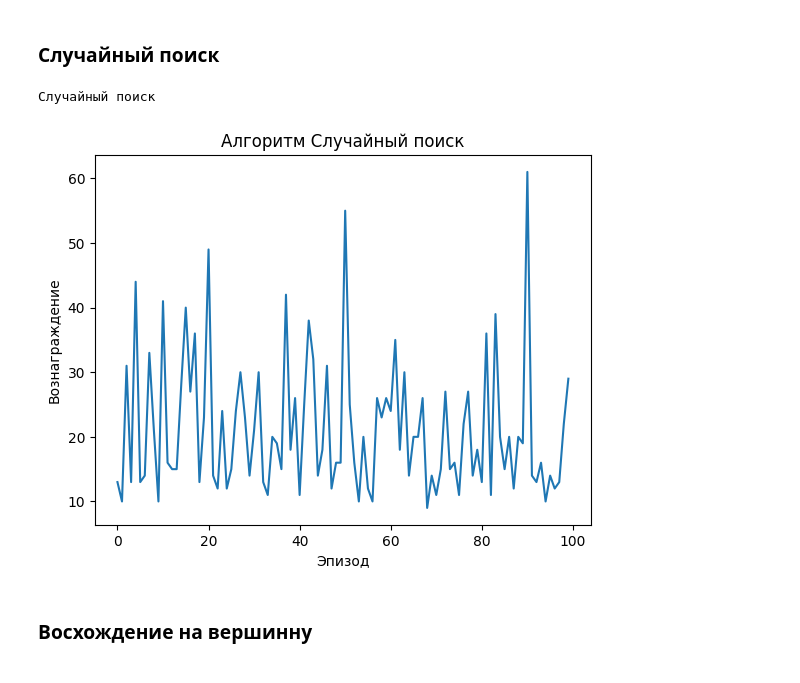
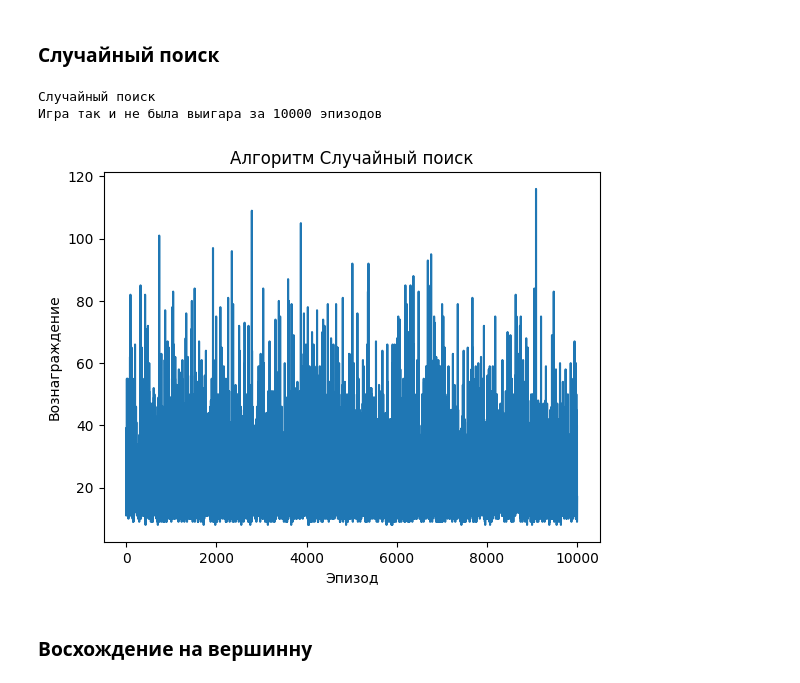
Before and after one commit to matteoxpo/DataScienceStudy, a Jupyter notebook: NSTU/AIandML/lab4/lab4.ipynb, the cells around one changed output. Drawn from its saved outputs; the diff is of its cells as text; code cells hidden in the pictures.

```diff
--- a/NSTU/AIandML/lab4/lab4.ipynb
+++ b/NSTU/AIandML/lab4/lab4.ipynb
@@ -120,31 +129,3 @@ def random_search_game(env=None, n_episodes=100, output = True):
 * В каждый момент времени изменяются параметры (например, параметры нейросети или веса) и оценивается их производительность.
 * Если новая политика лучше (получена большая награда), она становится "новой лучшей политикой".
 * Процесс повторяется с обновленными параметрами.
-# %%
-def random_search_game(env=None, n_episodes=100, output=True):
-    if not env:
-        env = gym.make('CartPole-v1')
-
-    total_rewards = []
-
-    for episode in range(n_episodes):
-        env.reset()
-        done = False
-        total_reward = 0
-
-
-        while not done:
-            action = env.action_space.sample()
-            _, reward, done, _, _ = env.step(action)
-            total_reward += reward
-
-        total_rewards.append(total_reward)
-
-        if total_reward >= env.spec.max_episode_steps:  # Проверка на достижение победы
-            print(f"Решено за {episode + 1} эпизодов! Тотал награда: {total_reward}")
-            break
-
-        if output:
-            print(f"Эпизод {episode + 1}, Тотал награда: {total_reward}")
-
-    return total_rewards
@@ -206,6 +235,10 @@ def policy_gradient_game(env=None, n_episodes=100, lr=0.01, output = True):
             print(f"Решено за {episode + 1} эпизодов!")
             break
 
+    if len(total_rewards) == n_episodes:
+        print(f'Игра так и не была выигара за {n_episodes} эпизодов')
+
+
     return total_rewards
 # %% [markdown]
 ### Функция для тестирования
@@ -232,7 +265,10 @@ def run_cartpole(method = 'Случайный поиск', env = None, n_episode
     plt.ylabel('Вознаграждение')
     plt.show()
 
-    return rewards
+    total_rounds = len(rewards)
+    winned = total_rounds == n_episodes
+
+    return rewards, total_rounds, winned
 # %% [markdown]
 ### Тестирование методов
 # %% [markdown]
@@ -316,9 +352,11 @@ run_cartpole(method='Градиентный спуск', n_episodes= 100)
 # %% [markdown]
 ### Случайный поиск
 # %%
-run_cartpole(method='Случайный поиск', n_episodes= 100, output=False)
+N_random = 10000
+random_rewards, random_rounds, random_winned = run_cartpole(method='Случайный поиск', n_episodes = N_random, output=False)
 # %% [output]
 Случайный поиск
+Игра так и не была выигара за 10000 эпизодов
-[figure, old version]
+[figure, new version]
 # %% [markdown]
 ### Восхождение на вершинну
```
Also changed, not shown: parts of 10 cells of this notebook.
